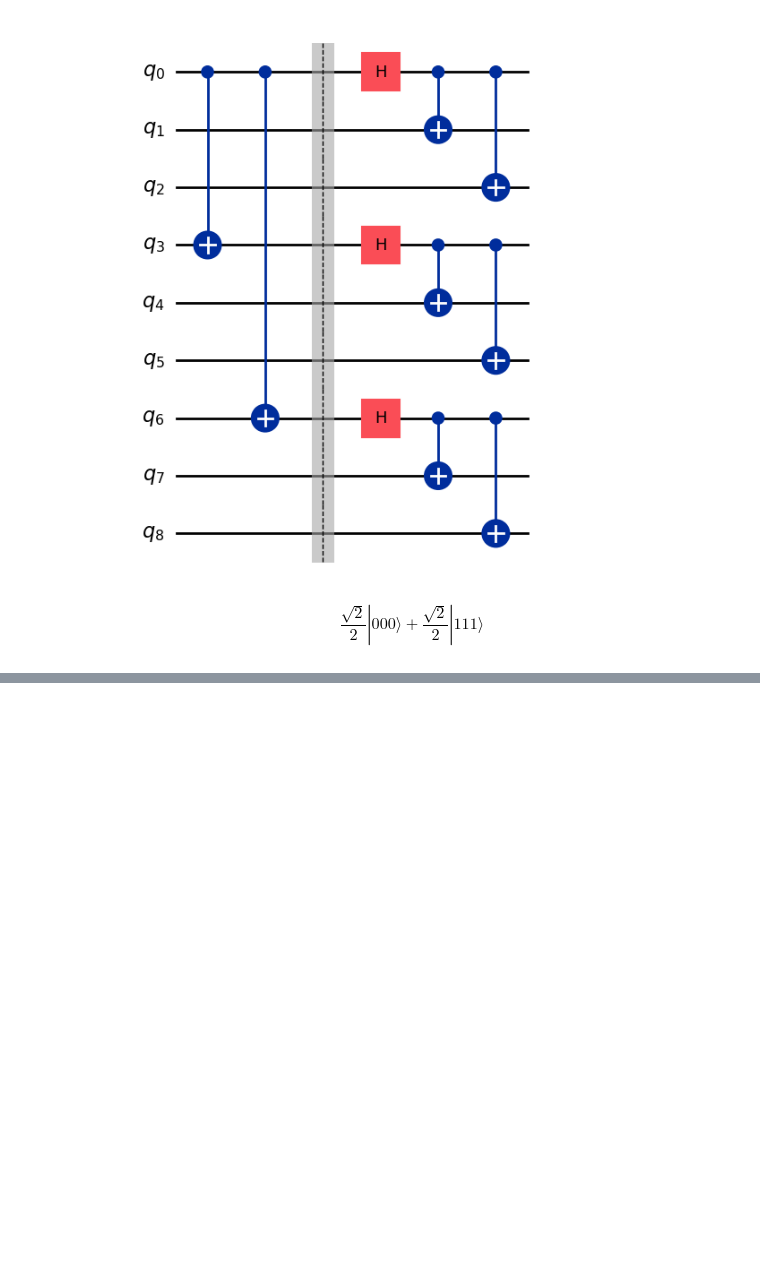
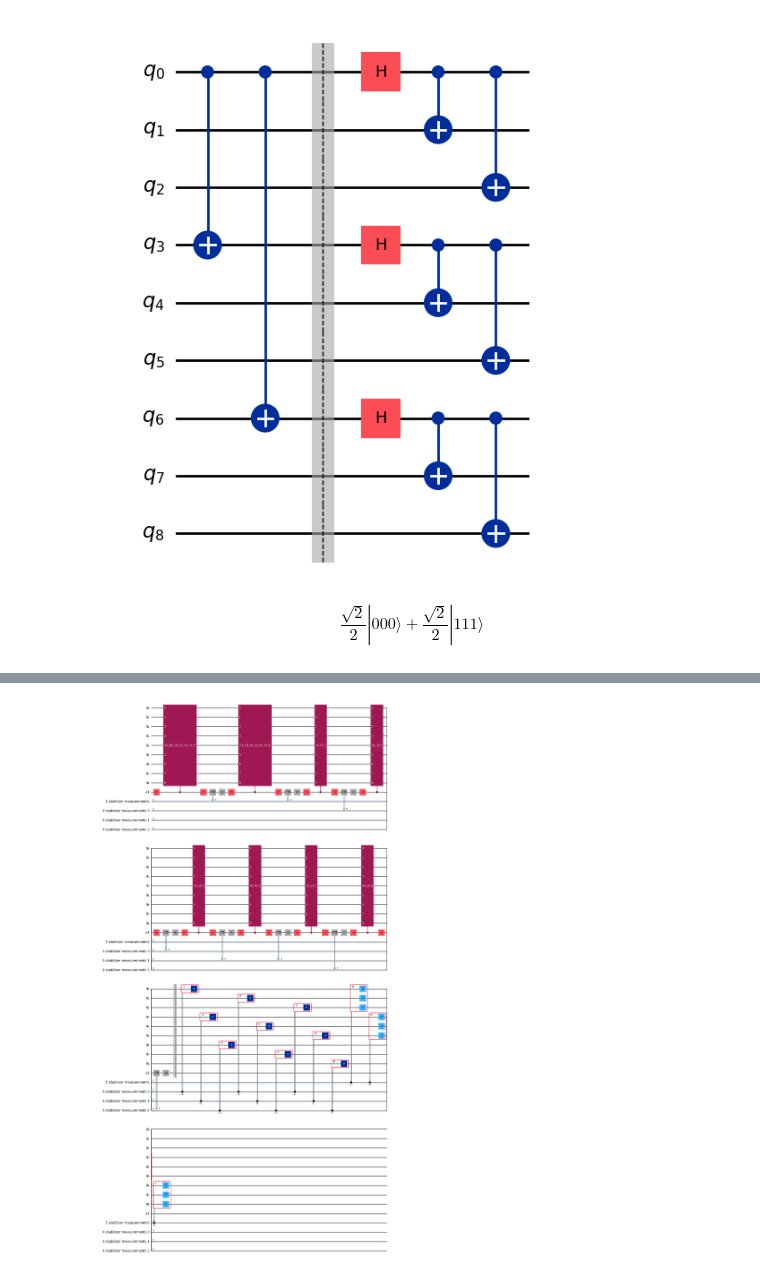
Before and after one commit to aubra25/qc803-project-argb, a Jupyter notebook: notebook.ipynb, the cells around one changed output, grey strips where cells are left out. Drawn from its saved outputs; the diff is of its cells as text; code cells hidden in the pictures; blank space fills up the shorter version.

```diff
--- a/notebook.ipynb
+++ b/notebook.ipynb
@@ -98,0 +80,7 @@ res.result().get_counts()
+# %%
+sq = ShorQubit()
+qc = sq.syndrome_correction_circuit()
+
+qc.draw('mpl')
+# %% [output]
+[figure, added]
```
Also changed, not shown: parts of 8 cells of this notebook, 2 other files.
